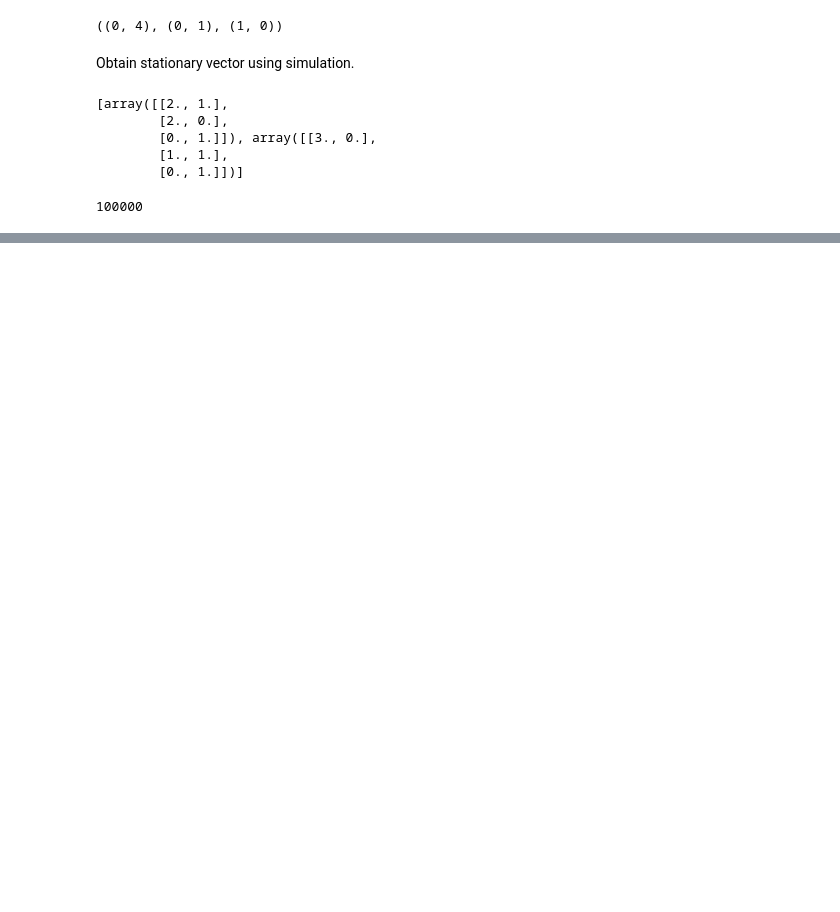
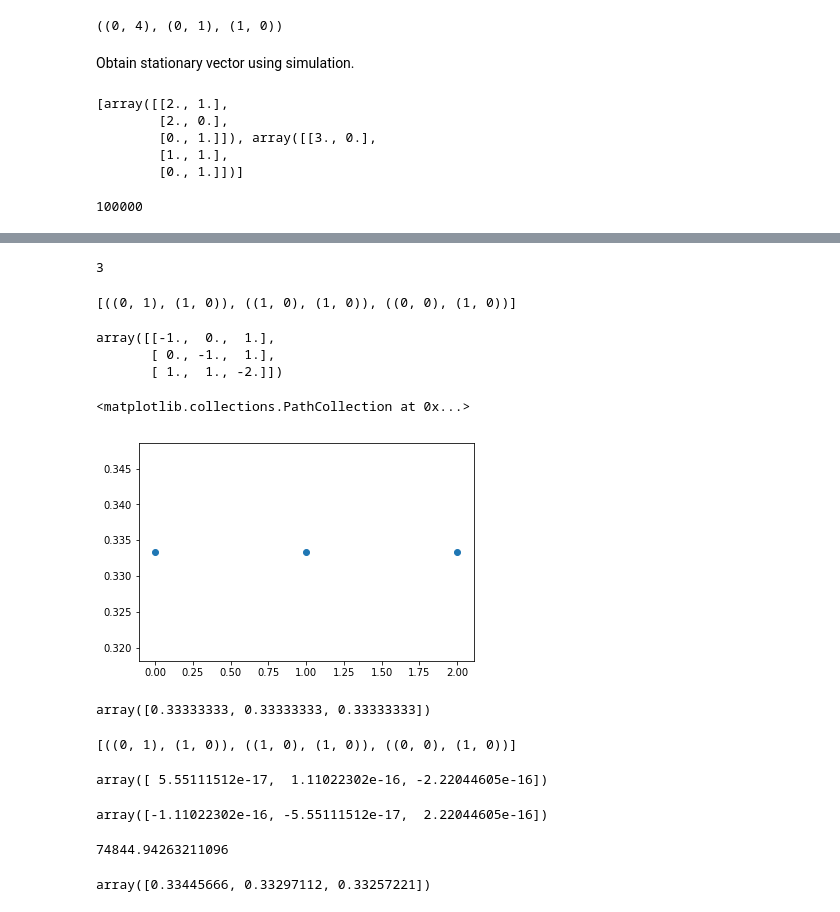
Before and after one commit to drvinceknight/HierarchicalPromotion, a Jupyter notebook: main.ipynb, the cells around one changed output, grey strips where cells are left out. Drawn from its saved outputs; the diff is of its cells as text; code cells hidden in the pictures; blank space fills up the shorter version.

Commit message:
add example to compare theoretical and simulated

```diff
--- a/main.ipynb
+++ b/main.ipynb
@@ -123,0 +121,16 @@ states[np.argmax(simulated_stationary_vector)]
+# %%
+capacities = [1, 1]
+mu = [[1, 1], [10, 10]]
+lmbda = [1, 1]
+r = 1
+# %%
+num_of_states = hrcy.states.enumerate_states(capacities=capacities)
+# %%
+num_of_states
+# %% [output]
+3
+# %%
+states = list(hrcy.states.get_states(capacities=capacities))
+states
+# %% [output]
+[((0, 1), (1, 0)), ((1, 0), (1, 0)), ((0, 0), (1, 0))]
@@ -123,0 +142,63 @@ states[np.argmax(simulated_stationary_vector)]
+# %%
+matrix
+# %% [output]
+array([[-1.,  0.,  1.],
+       [ 0., -1.,  1.],
+       [ 1.,  1., -2.]])
+# %%
+stationary = hrcy.get_stationary_distribution(capacities=capacities,
+                                                lmbda=lmbda,
+                                                mu=mu,
+                                                r=r)
+# %%
+plt.scatter(range(num_of_states), stationary)
+# %% [output]
+<matplotlib.collections.PathCollection at 0x...>
+[figure, added]
+# %%
+stationary
+# %% [output]
+array([0.33333333, 0.33333333, 0.33333333])
+# %%
+states
+# %% [output]
+[((0, 1), (1, 0)), ((1, 0), (1, 0)), ((0, 0), (1, 0))]
+# %%
+stationary @ matrix
+# %% [output]
+array([ 5.55111512e-17,  1.11022302e-16, -2.22044605e-16])
+# %%
+np.roll(stationary, 1) @ matrix
+# %% [output]
+array([-1.11022302e-16, -5.55111512e-17,  2.22044605e-16])
+# %%
+number_of_repetitions = 100
+max_transitions = 1000
+
+all_history = collections.Counter()
+
+for seed in range(number_of_repetitions):
+    output = list(
+        hrcy.get_simulated_history(
+            capacities=capacities,
+            r=r,
+            lmbda=lmbda,
+            mu=mu,
+            max_transitions=max_transitions,
+            seed=seed,
+        )
+    )
+    history, dates = map(list, zip(*output))
+    for state, time in zip(history, np.diff(dates)):
+        all_history[tuple(map(tuple, state.astype(int)))] += time
+
+total = np.sum([v for v in all_history.values()])
+simulated_stationary_vector = np.array([all_history.get(state, 0) / (total)
+                                        for state in states])
+total
+# %% [output]
+74844.94263211096
+# %%
+simulated_stationary_vector
+# %% [output]
+array([0.33445666, 0.33297112, 0.33257221])
```
Also changed, not shown: parts of 27 cells of this notebook.
